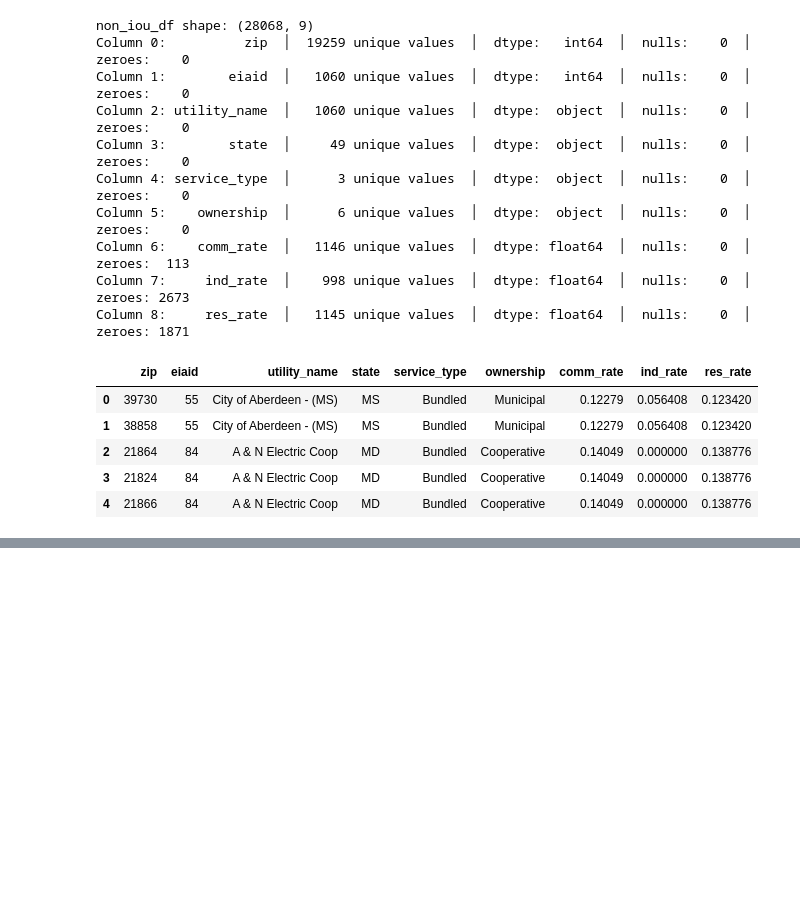
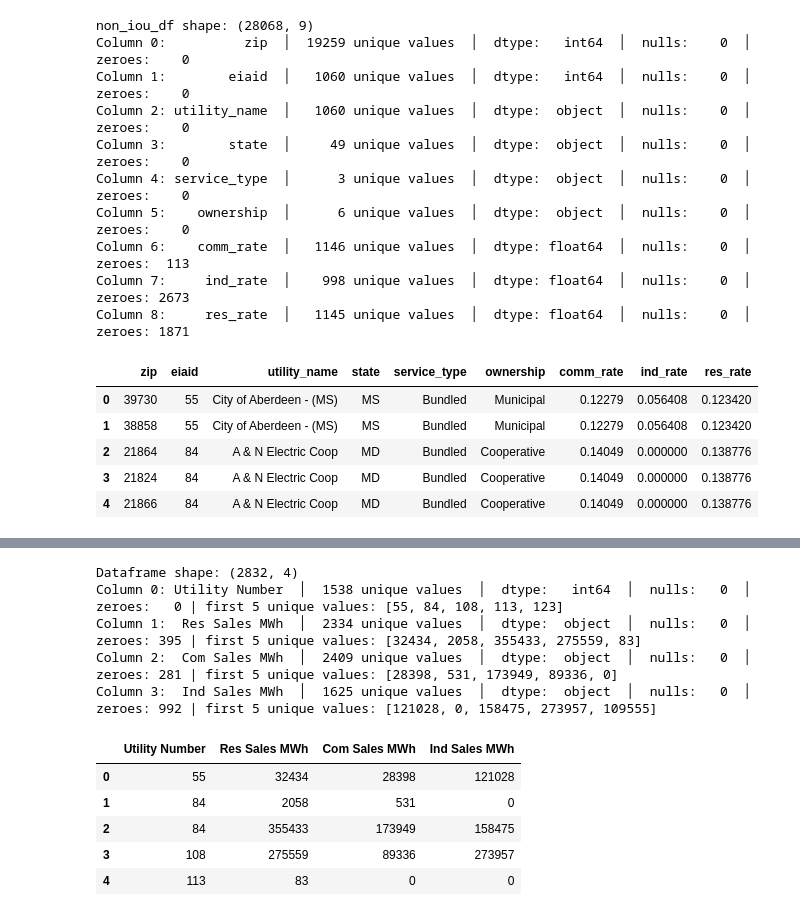
Before and after one commit to jcraciun/watts-the-cost-DATASCI-207, a Jupyter notebook: Watt is the Cost Data Cleaning.ipynb, the cells around one changed output, grey strips where cells are left out. Cells and saved outputs as stored; diff of their text form; code cells hidden in the pictures; blank space fills up the shorter version.

```diff
--- a/Watt is the Cost Data Cleaning.ipynb
+++ b/Watt is the Cost Data Cleaning.ipynb
@@ -306,0 +510,61 @@ Column 8:     res_rate  │   1145 unique values  │  dtype: float64  │  null
+# %%
+################
+#Clean utility_sales_df_raw
+################
+
+#Make copies to play with
+
+utility_sales_df = utility_sales_df_raw.copy()
+
+rename_substring_map ={
+    'Utility Characteristics':'',
+	'RESIDENTIAL':'Res',
+	'COMMERCIAL':'Com',
+    'INDUSTRIAL':'Ind',
+	'Megawatthours':'MWh',
+	'TOTAL': 'Total'
+
+
+}
+rename_dict = {}
+for column in utility_sales_df.columns.copy():
+	new_column_name = column
+	for old_substr, new_substr in rename_substring_map.items():
+		if old_substr in new_column_name:
+			new_column_name = new_column_name.replace(old_substr, new_substr)
+	while '__' in new_column_name:
+		new_column_name = new_column_name.replace('__','_')
+	new_column_name = new_column_name.strip('_')
+	rename_dict[column] = new_column_name.strip()
+
+utility_sales_df.rename(columns=rename_dict,inplace=True)
+
+
+
+#filter for columns we want
+target_cols = ['Utility Number', 'Res Sales MWh', 'Com Sales MWh', 'Ind Sales MWh']
+
+utility_sales_df = utility_sales_df[target_cols].copy()
+
+
+#Force Utility Number to Int
+utility_sales_df['Utility Number'] = pd.to_numeric(utility_sales_df['Utility Number'], errors = 'coerce')
+utility_sales_df = utility_sales_df.dropna()
+utility_sales_df['Utility Number'] = utility_sales_df['Utility Number'].astype(int)
+
+sales_df_final = utility_sales_df
+
+
+print_df_detail(sales_df_final)
+# %% [output]
+Dataframe shape: (2832, 4)
+Column 0: Utility Number  │  1538 unique values  │  dtype:   int64  │  nulls:   0  │  zeroes:   0 | first 5 unique values: [55, 84, 108, 113, 123]
+Column 1:  Res Sales MWh  │  2334 unique values  │  dtype:  object  │  nulls:   0  │  zeroes: 395 | first 5 unique values: [32434, 2058, 355433, 275559, 83]
+Column 2:  Com Sales MWh  │  2409 unique values  │  dtype:  object  │  nulls:   0  │  zeroes: 281 | first 5 unique values: [28398, 531, 173949, 89336, 0]
+Column 3:  Ind Sales MWh  │  1625 unique values  │  dtype:  object  │  nulls:   0  │  zeroes: 992 | first 5 unique values: [121028, 0, 158475, 273957, 109555]
+|  | Utility Number | Res Sales MWh | Com Sales MWh | Ind Sales MWh |
+| 0 | 55 | 32434 | 28398 | 121028 |
+| 1 | 84 | 2058 | 531 | 0 |
+| 2 | 84 | 355433 | 173949 | 158475 |
+| 3 | 108 | 275559 | 89336 | 273957 |
+| 4 | 113 | 83 | 0 | 0 |
```
Also changed, not shown: parts of 10 cells of this notebook.
